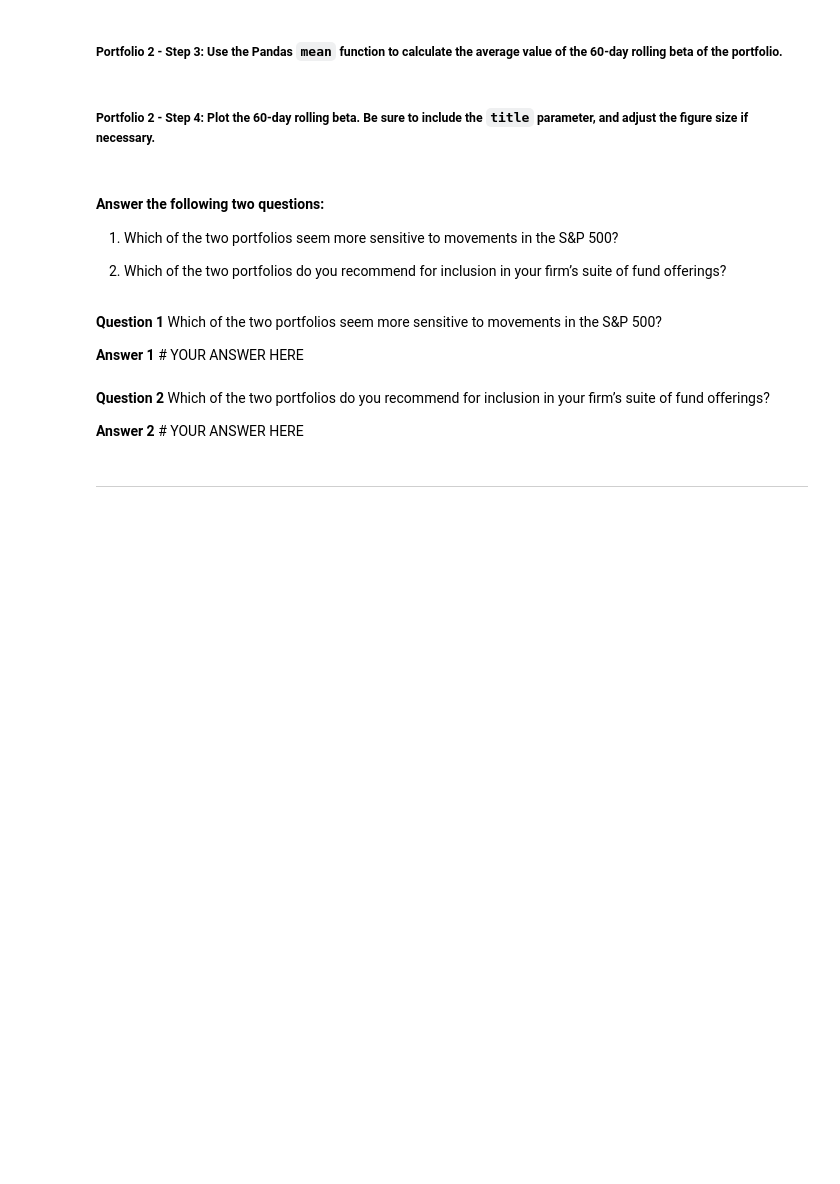
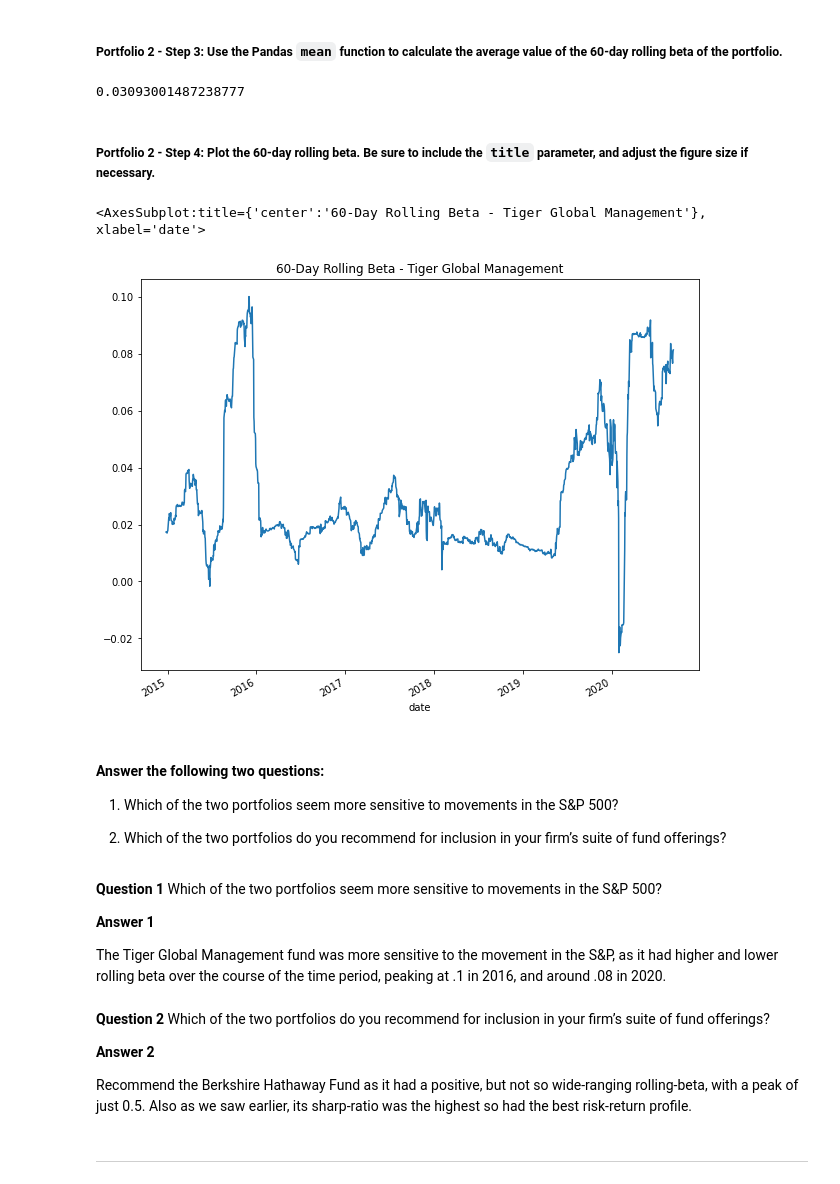
Before and after one commit to sububer/portfolio_analysis, a Jupyter notebook: risk_return_analysis.ipynb, the cells around one changed output. Saved outputs shown, nothing was run; the diff lists cells and outputs as text; code cells hidden in the pictures; blank space fills up the shorter version.

```diff
--- a/risk_return_analysis.ipynb
+++ b/risk_return_analysis.ipynb
@@ -445,4 +490,9 @@ Your analysis is nearing completion. Now, you need to evaluate how the portfolio
 # %%
 # Calculate the covariance using a 60-day rolling window
 # Review the last five rows of the covariance data
-# YOUR CODE HERE
+
+# choosing TIGER GLOBAL MANAGEMENT LLC
+tiger_rolling_60_covariance = whales_daily_returns['TIGER GLOBAL MANAGEMENT LLC'].rolling(window=60).cov(whales_daily_returns['S&P 500'])
+
+# last 5 rows
+tiger_rolling_60_covariance.tail()
@@ -451,4 +509,8 @@ Your analysis is nearing completion. Now, you need to evaluate how the portfolio
 # %%
 # Calculate the beta based on the 60-day rolling covariance compared to the market (S&P 500)
 # Review the last five rows of the beta information
-# YOUR CODE HERE
+
+tiger_rolling_60_beta = tiger_rolling_60_covariance / sp500_rolling_60_variance
+
+# last 5 rows
+tiger_rolling_60_beta.tail()
@@ -456,13 +526,23 @@ Your analysis is nearing completion. Now, you need to evaluate how the portfolio
 ##### Portfolio 2 - Step 3: Use the Pandas `mean` function to calculate the average value of the 60-day rolling beta of the portfolio.
 # %%
 # Calculate the average of the 60-day rolling beta
-# YOUR CODE HERE
+
+tiger_rolling_60_beta_avg = tiger_rolling_60_beta.mean()
+
+# display berkshire mean
+tiger_rolling_60_beta_avg
+# %% [output]
+0.03093001487238777
 # %% [markdown]
 ##### Portfolio 2 - Step 4: Plot the 60-day rolling beta. Be sure to include the `title` parameter, and adjust the figure size if necessary.
 # %%
 # Plot the rolling beta
 # Include a title parameter and adjust the figure size
-# YOUR CODE HERE
+
+tiger_rolling_60_beta.plot(figsize=(10,8), title='60-Day Rolling Beta - Tiger Global Management')
+# %% [output]
+<AxesSubplot:title={'center':'60-Day Rolling Beta - Tiger Global Management'}, xlabel='date'>
+[figure, added]
 # %% [markdown]
 #### Answer the following two questions:
 
@@ -472,10 +552,14 @@ Your analysis is nearing completion. Now, you need to evaluate how the portfolio
 # %% [markdown]
 **Question 1** Which of the two portfolios seem more sensitive to movements in the S&P 500?
 
-**Answer 1** # YOUR ANSWER HERE
+**Answer 1**
+
+The Tiger Global Management fund was more sensitive to the movement in the S&P, as it had higher and lower rolling beta over the course of the time period, peaking at .1 in 2016, and around .08 in 2020.
 # %% [markdown]
 **Question 2** Which of the two portfolios do you recommend for inclusion in your firm’s suite of fund offerings?
 
-**Answer 2** # YOUR ANSWER HERE
+**Answer 2**
+
+Recommend the Berkshire Hathaway Fund as it had a positive, but not so wide-ranging rolling-beta, with a peak of just 0.5. Also as we saw earlier, its sharp-ratio was the highest so had the best risk-return profile.
 # %% [markdown]
 ---
```
Also changed, not shown: parts of 7 cells of this notebook.
